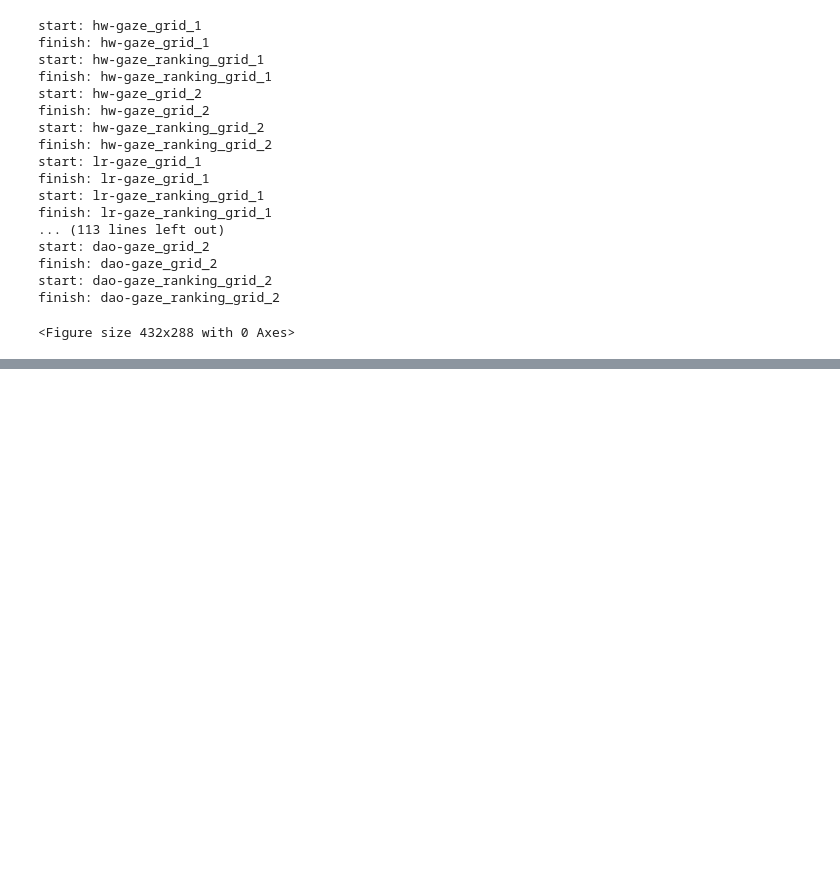
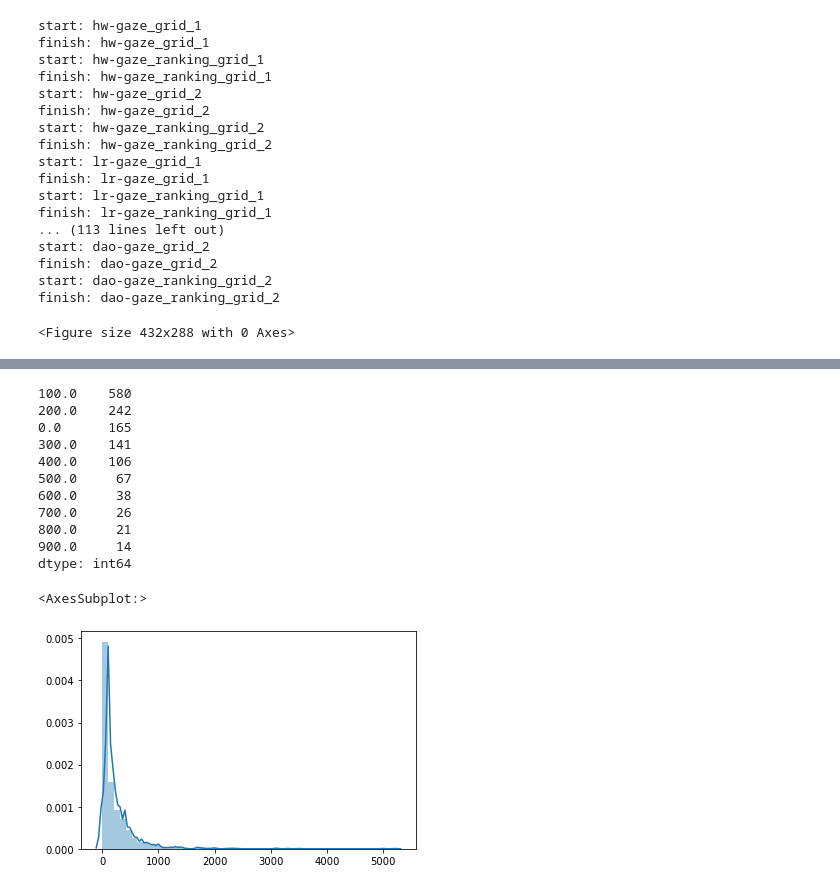
Before and after one commit to Joilence/Gaze-on-Grid, a Jupyter notebook: data-analysis/gaze_analysis.ipynb, the cells around one changed output, grey strips where cells are left out. Drawn from its saved outputs; the diff is of its cells as text; code cells hidden in the pictures; blank space fills up the shorter version.

```diff
--- a/data-analysis/gaze_analysis.ipynb
+++ b/data-analysis/gaze_analysis.ipynb
@@ -170,0 +224,19 @@ finish: dao-gaze_ranking_grid_2
+# %%
+all_d = []
+for name in names:
+    gaze_data = pd.read_json(data_path + name + '_gaze.txt', lines=True)
+    for event in events:
+        if 'ranking' in event: continue
+        # load data
+        data = gaze_data.loc[gaze_data['record_event'] == event]
+        # drop NaN (happened in 'co' data)
+        data.dropna(inplace=True)
+        # remove outlier
+        data = remove_outlier_by_z(data, xn)
+        data = remove_outlier_by_z(data, yn)
+        # construct attr
+        data['distance'], data['velocity'], data['time_pass'] = calculate_dist_and_veloc(data)
+        fixations = generate_IVT_fixation(data, v_th=0.5, d_th=0)
+        durations = [f['duration'] for f in fixations]
+        all_d.extend(durations)
+        print('finish: ' + name + '-' + event)
@@ -170,0 +261,19 @@ finish: dao-gaze_ranking_grid_2
+# %%
+all_d = [round(d, -2) for d in all_d]
+all_d = pd.Series(all_d)
+print(all_d.value_counts().head(10))
+sns.distplot(all_d)
+# %% [output]
+100.0    580
+200.0    242
+0.0      165
+300.0    141
+400.0    106
+500.0     67
+600.0     38
+700.0     26
+800.0     21
+900.0     14
+dtype: int64
+<AxesSubplot:>
+[figure, added]
```
Also changed, not shown: parts of 6 cells of this notebook, 1 other file.
